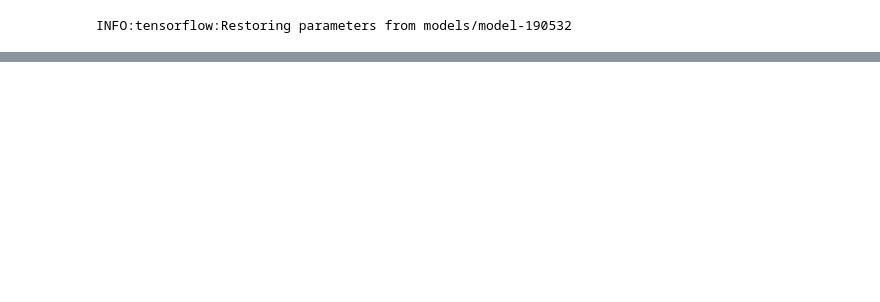
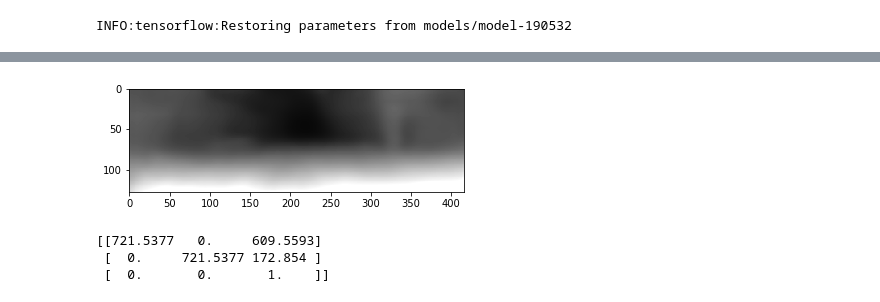
Before and after one commit to ZhangMenghe/SfMLearner, a Jupyter notebook: demo.ipynb, the cells around one changed output, grey strips where cells are left out. Saved outputs shown, nothing was run; the diff lists cells and outputs as text; code cells hidden in the pictures; blank space fills up the shorter version.

```diff
--- a/demo.ipynb
+++ b/demo.ipynb
@@ -35,0 +36,10 @@ plt.subplot(1,2,2); plt.imshow(normalize_depth_for_display(pred['depth'][0,:,:,0
+# %%
+import matplotlib.pyplot as plt
+depth_map = pred['depth'][0,:,:,0]
+normalize_depth = normalize_depth_for_display(pred['depth'][0,:,:,0])
+
+plt.figure()
+plt.imshow(normalize_depth)
+plt.show()
+# %% [output]
+[figure, added]
@@ -35,0 +59,9 @@ plt.subplot(1,2,2); plt.imshow(normalize_depth_for_display(pred['depth'][0,:,:,0
+# %%
+calib_data = read_raw_calib_file("misc/calib_cam_to_cam.txt")
+P_rect = np.reshape(calib_data['P_rect_' + '00'], (3, 4))
+intrinsics = P_rect[:3, :3]
+print(intrinsics)
+# %% [output]
+[[721.5377   0.     609.5593]
+ [  0.     721.5377 172.854 ]
+ [  0.       0.       1.    ]]
```
Also changed, not shown: parts of 7 cells of this notebook, 9 other files.
